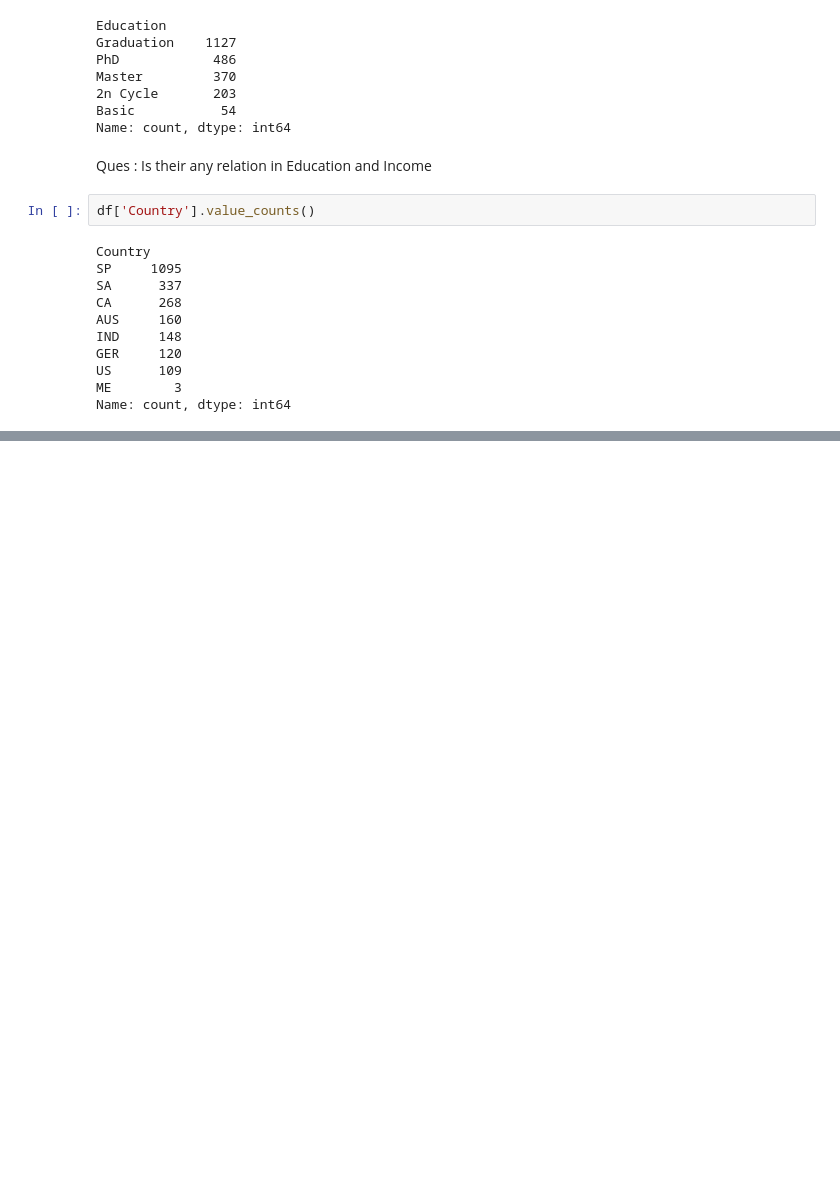
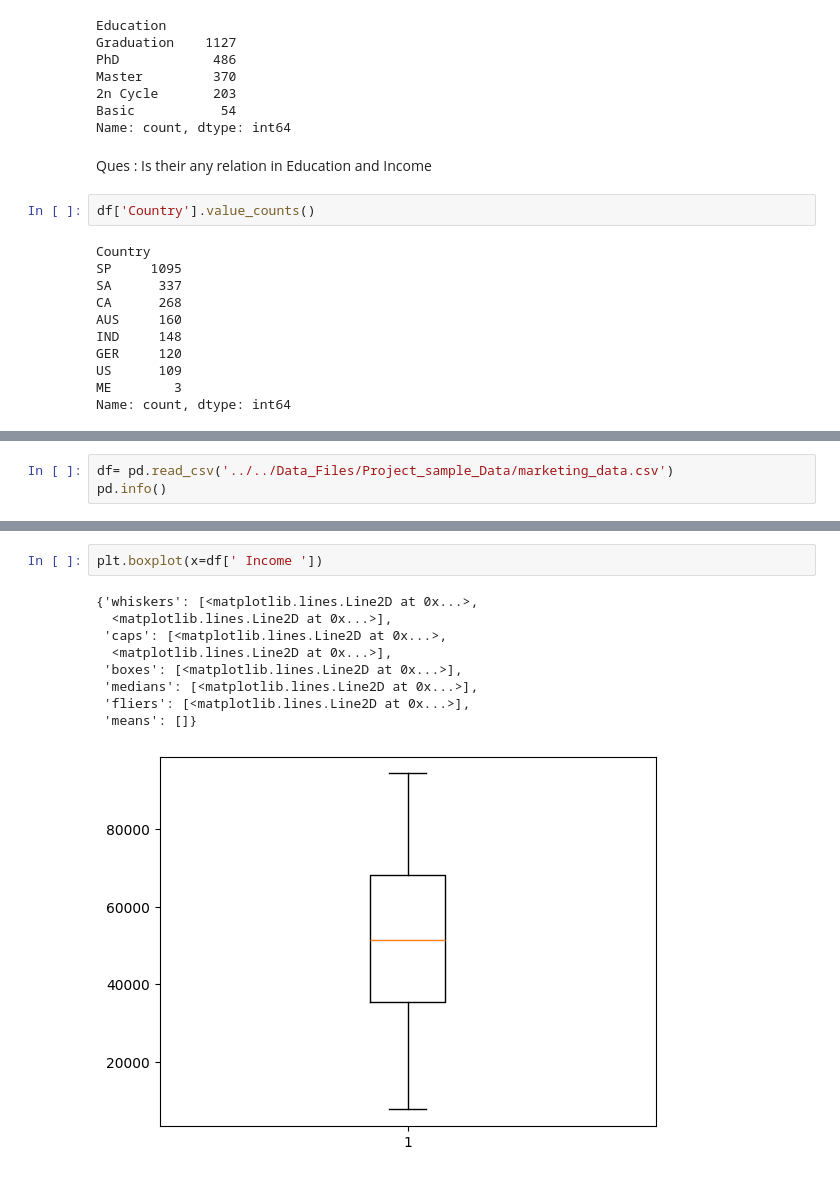
Before and after one commit to SachinSherki4/Data_Science, a Jupyter notebook: Data_Science_Projects/Marketing_Project_1/marketing_campaigns.ipynb, the cells around one changed output, grey strips where cells are left out. Drawn from its saved outputs; the diff is of its cells as text; blank space fills up the shorter version.

Commit message:
marketing_data_eda

```diff
--- a/Data_Science_Projects/Marketing_Project_1/marketing_campaigns.ipynb
+++ b/Data_Science_Projects/Marketing_Project_1/marketing_campaigns.ipynb
@@ -241,0 +343,3 @@ Name: count, dtype: int64
+# %%
+df= pd.read_csv('../../Data_Files/Project_sample_Data/marketing_data.csv')
+pd.info()
@@ -241,0 +359,12 @@ Name: count, dtype: int64
+# %%
+plt.boxplot(x=df[' Income '])
+# %% [output]
+{'whiskers': [<matplotlib.lines.Line2D at 0x...>,
+  <matplotlib.lines.Line2D at 0x...>],
+ 'caps': [<matplotlib.lines.Line2D at 0x...>,
+  <matplotlib.lines.Line2D at 0x...>],
+ 'boxes': [<matplotlib.lines.Line2D at 0x...>],
+ 'medians': [<matplotlib.lines.Line2D at 0x...>],
+ 'fliers': [<matplotlib.lines.Line2D at 0x...>],
+ 'means': []}
+[figure, added]
```
Also changed, not shown: parts of 17 cells of this notebook, 2 other files.
